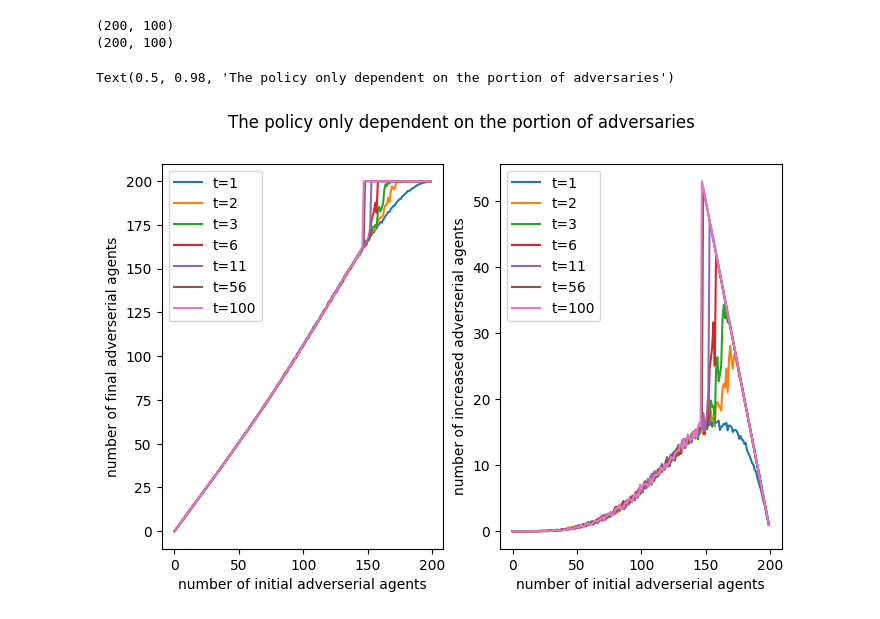
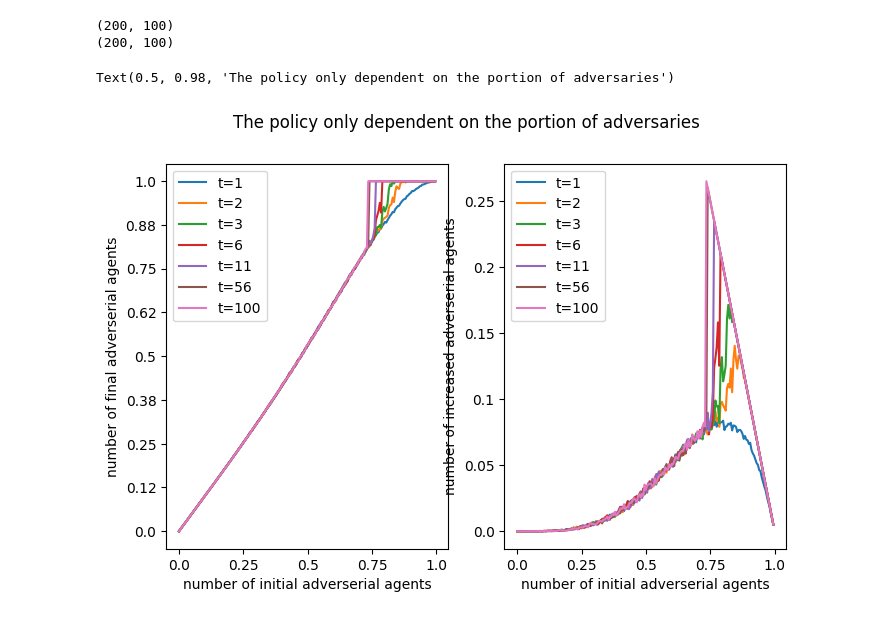
Before and after one commit to zhiting622/multiagent-simulation, a Jupyter notebook: simulation_with_adjacency.ipynb, the cells around one changed output. Cells and saved outputs as stored; diff of their text form; code cells hidden in the pictures.

```diff
--- a/simulation_with_adjacency.ipynb
+++ b/simulation_with_adjacency.ipynb
@@ -242,27 +242,39 @@ print(num_increase_time.shape)
 # %%
 plt.subplots(1, 2, figsize=(8, 5))
 legends = []
 times_to_plot = [0, 1, 2, 5, 10, 55, 99]
 
 ax = plt.subplot(1,2,1)
 for time in range(time_steps):
     if time in times_to_plot:
         plt.plot(nums, num_purple_time[:, time])
         legend = 't='+ str(time+1)
         legends.append(legend)
 plt.xlabel("number of initial adverserial agents")
 plt.ylabel("number of final adverserial agents")
 plt.legend(legends)
+y_values = np.arange(0, 250, 50)
+y_labels = np.arange(0, 250/200, 50/200)
+plt.xticks(y_values, y_labels)
+x_values = np.arange(0, 225, 25)
+x_labels = np.around(np.arange(0, 225/200, 25/200), decimals=2)
+plt.yticks(x_values, x_labels)
 
 ax = plt.subplot(1,2,2)
 for time in range(time_steps):
     if time in times_to_plot:
         plt.plot(nums, num_increase_time[:, time])
 plt.xlabel("number of initial adverserial agents")
 plt.ylabel("number of increased adverserial agents")
 plt.legend(legends)
+y_values = np.arange(0, 60, 10)
+y_labels = np.around(np.arange(0, 60/200, 10/200), decimals=2)
+plt.yticks(y_values, y_labels)
+x_values = np.arange(0, 250, 50)
+x_labels = np.arange(0, 250/200, 50/200)
+plt.xticks(x_values, x_labels)
 
 plt.suptitle('The policy only dependent on the portion of adversaries')
 # %% [output]
 Text(0.5, 0.98, 'The policy only dependent on the portion of adversaries')
-[figure, old version]
+[figure, new version]
```
